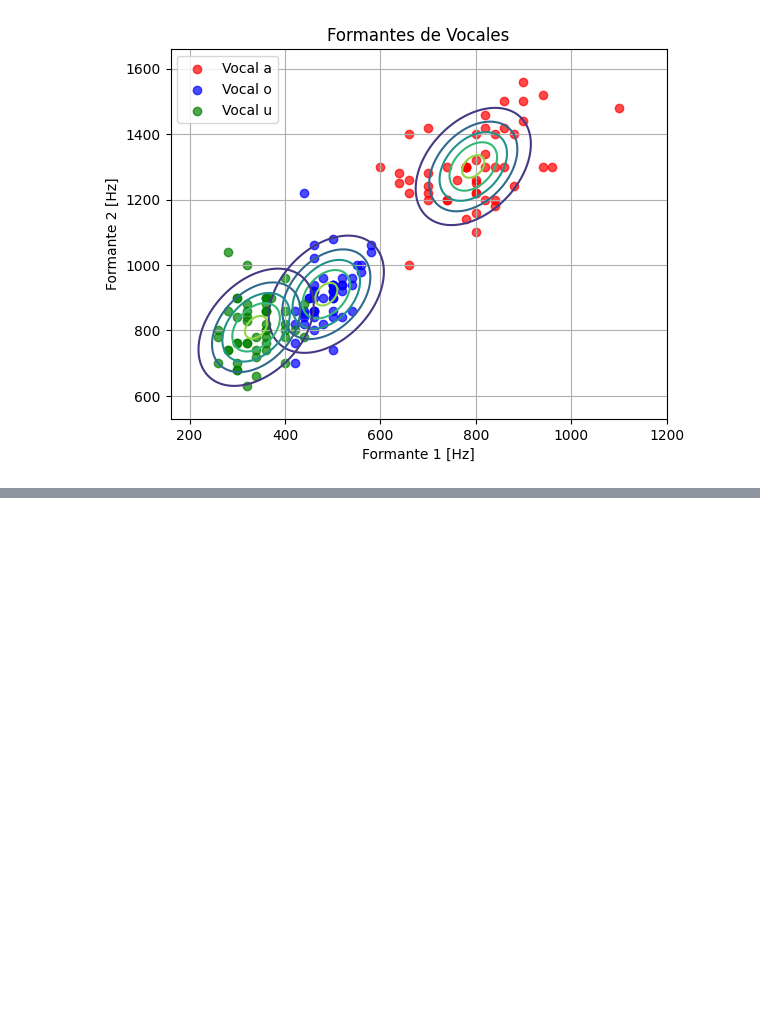
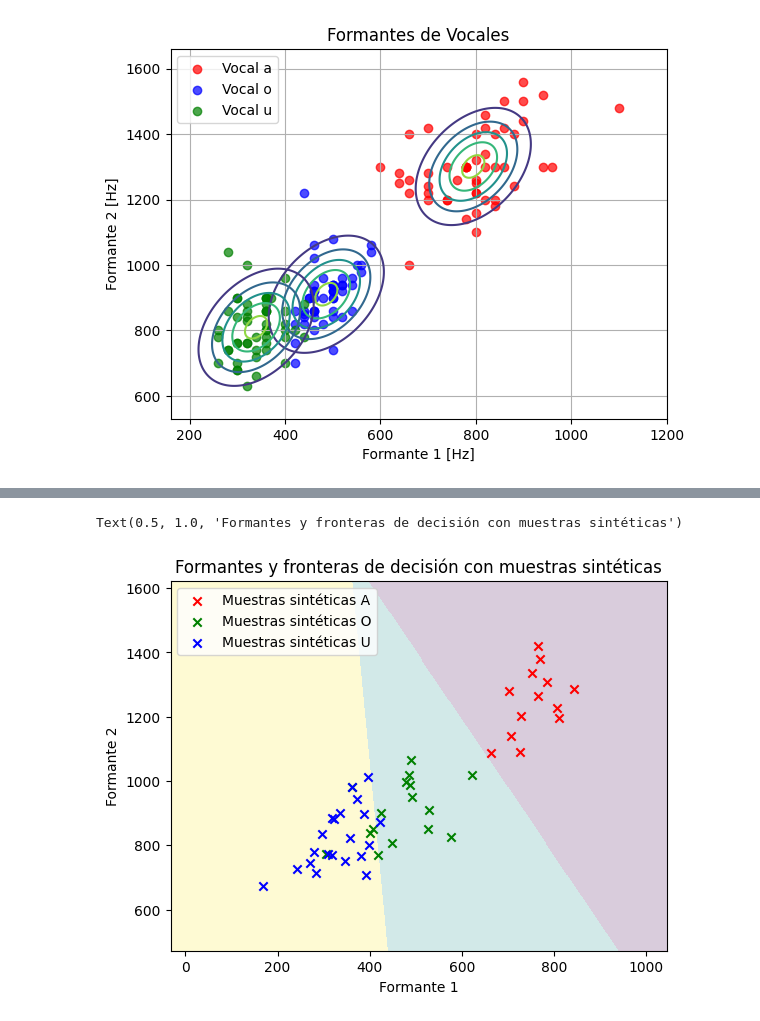
Before and after one commit to joaquinmacia/taller_procesamiento_senales, a Jupyter notebook: guia_2/guia_2.ipynb, the cells around one changed output, grey strips where cells are left out. Cells and saved outputs as stored; diff of their text form; code cells hidden in the pictures; blank space fills up the shorter version.

```diff
--- a/guia_2/guia_2.ipynb
+++ b/guia_2/guia_2.ipynb
@@ -734,0 +791,46 @@ print(r1)
+# %%
+# e)
+
+num_muestras = 50
+
+num_muestras_clase = np.random.multinomial(num_muestras, cy)
+
+sint_a = np.random.multivariate_normal(medias[0], covarianza, num_muestras_clase[0])
+sint_o = np.random.multivariate_normal(medias[1], covarianza, num_muestras_clase[1])
+sint_u = np.random.multivariate_normal(medias[2], covarianza, num_muestras_clase[2])
+
+sint_aou = np.concatenate((sint_a, sint_o, sint_u), axis = 0)
+
+# Asignar etiquetas para las muestras sintéticas (0 para /a/, 1 para /o/, 2 para /u/)
+etiquetas_sinteticas = np.concatenate([np.zeros(num_muestras_clase[0]),
+                                       np.ones(num_muestras_clase[1]),
+                                       np.full(num_muestras_clase[2], 2)])
+
+
+#resultado_pred = predictor_clase(medias, covarianza, cy, sint_aou)
+
+x_min, x_max = sint_aou[:, 0].min() - 200, sint_aou[:, 0].max() + 200
+y_min, y_max = sint_aou[:, 1].min() - 200, sint_aou[:, 1].max() + 200
+xx, yy = np.meshgrid(np.linspace(x_min, x_max, 500), np.linspace(y_min, y_max, 500))
+
+# Evaluar frontera
+resultado_mesh = predictor_clase(medias, covarianza, cy, np.c_[xx.ravel(), yy.ravel()])
+resultado_mesh = resultado_mesh.reshape(xx.shape)
+
+#Graficar frontera
+plt.pcolormesh(xx, yy, resultado_mesh, alpha=0.2)
+
+
+# Graficar las muestras sintéticas
+plt.scatter(sint_a[:, 0], sint_a[:, 1], c='red', marker='x', label='Muestras sintéticas A')
+plt.scatter(sint_o[:, 0], sint_o[:, 1], c='green', marker='x', label='Muestras sintéticas O')
+plt.scatter(sint_u[:, 0], sint_u[:, 1], c='blue', marker='x', label='Muestras sintéticas U')
+
+# Añadir leyenda y mostrar
+plt.legend()
+plt.xlabel("Formante 1")
+plt.ylabel("Formante 2")
+plt.title("Formantes y fronteras de decisión con muestras sintéticas")
+# %% [output]
+Text(0.5, 1.0, 'Formantes y fronteras de decisión con muestras sintéticas')
+[figure, added]
```
Also changed, not shown: parts of 2 cells of this notebook.
